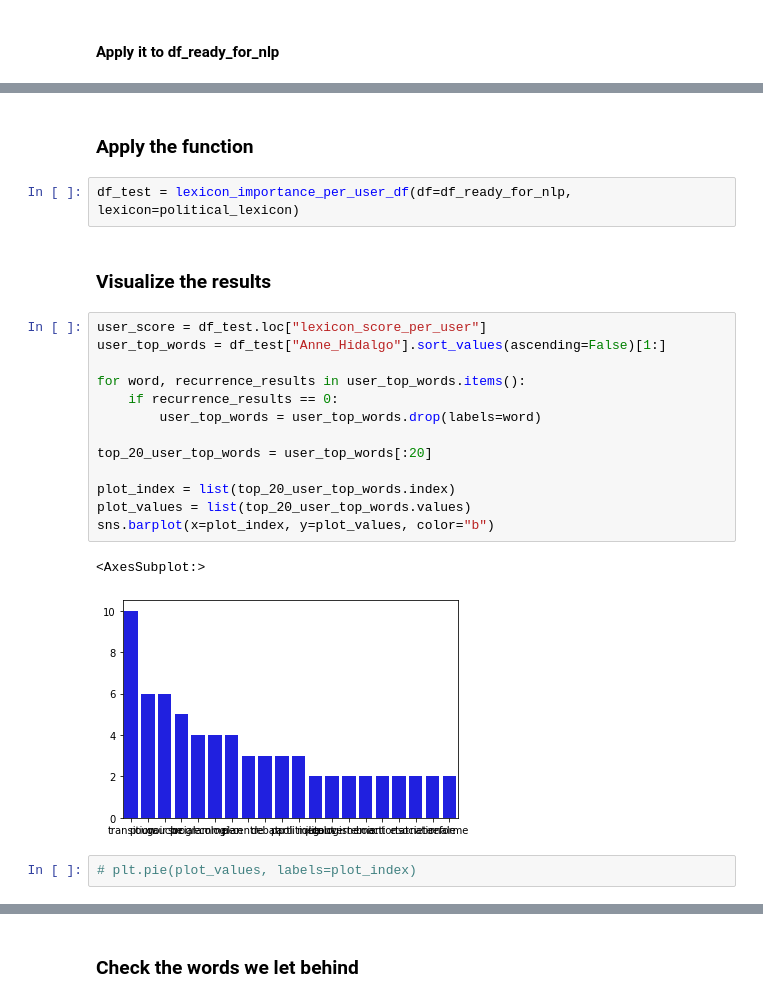
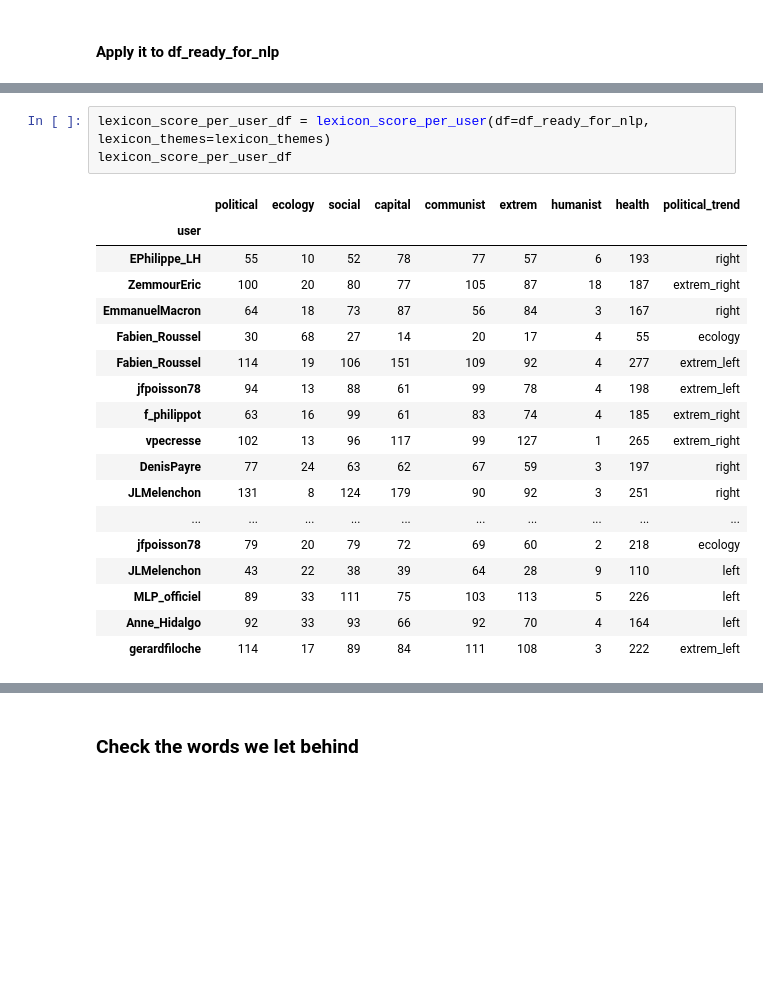
Before and after one commit to AntoineLecoursonnois/Training, a Jupyter notebook: Data_Analysis/Machine_Learning/NLP/Politics_on_twitter/2 - Analyze tweets.ipynb, the cells around one changed output, grey strips where cells are left out. Saved outputs shown, nothing was run; the diff lists cells and outputs as text; blank space fills up the shorter version.

```diff
--- a/Data_Analysis/Machine_Learning/NLP/Politics_on_twitter/2 - Analyze tweets.ipynb
+++ b/Data_Analysis/Machine_Learning/NLP/Politics_on_twitter/2 - Analyze tweets.ipynb
@@ -428,24 +431,22 @@ def lexicon_importance_per_user_df(df, lexicon):
-# %% [markdown]
-### Apply the function
-# %%
-df_test = lexicon_importance_per_user_df(df=df_ready_for_nlp, lexicon=political_lexicon)
-# %% [markdown]
-### Visualize the results
-# %%
-user_score = df_test.loc["lexicon_score_per_user"]
-user_top_words = df_test["Anne_Hidalgo"].sort_values(ascending=False)[1:]
-
-for word, recurrence_results in user_top_words.items():
-    if recurrence_results == 0:
-        user_top_words = user_top_words.drop(labels=word)
-
-top_20_user_top_words = user_top_words[:20]
-
-plot_index = list(top_20_user_top_words.index)
-plot_values = list(top_20_user_top_words.values)
-sns.barplot(x=plot_index, y=plot_values, color="b")
-# %% [output]
-<AxesSubplot:>
-[figure, removed]
-# %%
-# plt.pie(plot_values, labels=plot_index)
+# %%
+lexicon_score_per_user_df = lexicon_score_per_user(df=df_ready_for_nlp, lexicon_themes=lexicon_themes)
+lexicon_score_per_user_df
+# %% [output]
+|  | political | ecology | social | capital | communist | extrem | humanist | health | political_trend |
+| user |  |  |  |  |  |  |  |  |  |
+| EPhilippe_LH | 55 | 10 | 52 | 78 | 77 | 57 | 6 | 193 | right |
+| ZemmourEric | 100 | 20 | 80 | 77 | 105 | 87 | 18 | 187 | extrem_right |
+| EmmanuelMacron | 64 | 18 | 73 | 87 | 56 | 84 | 3 | 167 | right |
+| Fabien_Roussel | 30 | 68 | 27 | 14 | 20 | 17 | 4 | 55 | ecology |
+| Fabien_Roussel | 114 | 19 | 106 | 151 | 109 | 92 | 4 | 277 | extrem_left |
+| jfpoisson78 | 94 | 13 | 88 | 61 | 99 | 78 | 4 | 198 | extrem_left |
+| f_philippot | 63 | 16 | 99 | 61 | 83 | 74 | 4 | 185 | extrem_right |
+| vpecresse | 102 | 13 | 96 | 117 | 99 | 127 | 1 | 265 | extrem_right |
+| DenisPayre | 77 | 24 | 63 | 62 | 67 | 59 | 3 | 197 | right |
+| JLMelenchon | 131 | 8 | 124 | 179 | 90 | 92 | 3 | 251 | right |
+| ... | ... | ... | ... | ... | ... | ... | ... | ... | ... |
+| jfpoisson78 | 79 | 20 | 79 | 72 | 69 | 60 | 2 | 218 | ecology |
+| JLMelenchon | 43 | 22 | 38 | 39 | 64 | 28 | 9 | 110 | left |
+| MLP_officiel | 89 | 33 | 111 | 75 | 103 | 113 | 5 | 226 | left |
+| Anne_Hidalgo | 92 | 33 | 93 | 66 | 92 | 70 | 4 | 164 | left |
+| gerardfiloche | 114 | 17 | 89 | 84 | 111 | 108 | 3 | 222 | extrem_left |
```
Also changed, not shown: parts of 19 cells of this notebook.
